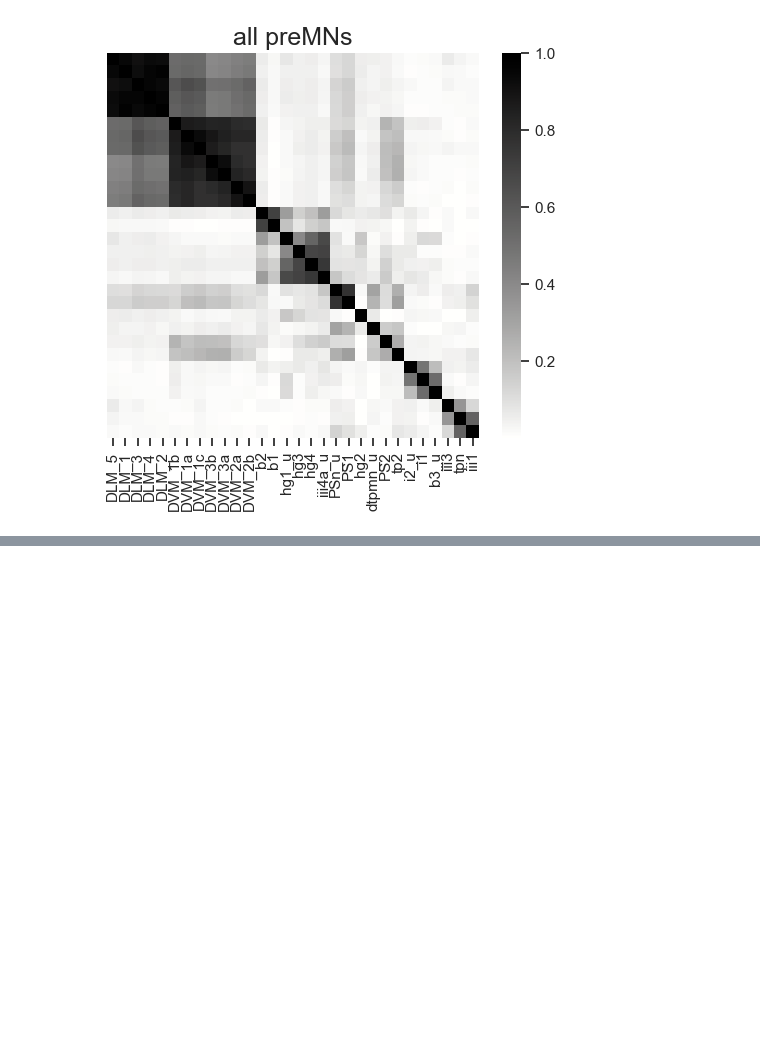
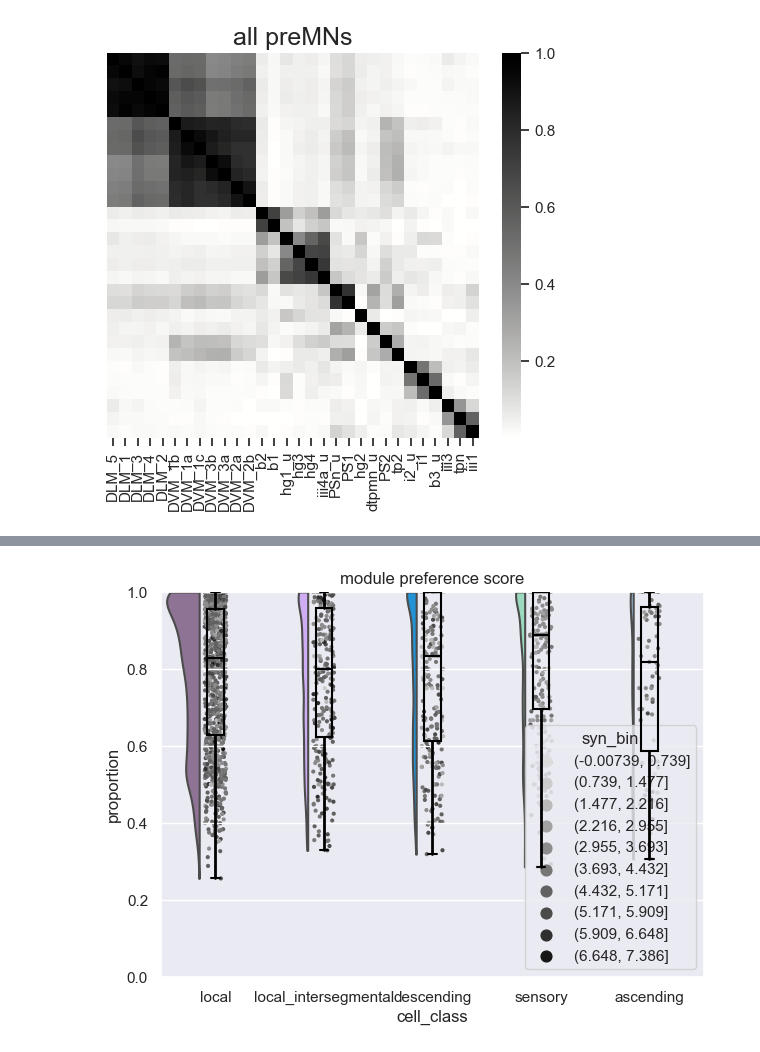
Before and after one commit to tuthill-lab/Lesser_Azevedo_2023, a Jupyter notebook: plot_from_pkl.ipynb, the cells around one changed output, grey strips where cells are left out. Saved outputs shown, nothing was run; the diff lists cells and outputs as text; code cells hidden in the pictures; blank space fills up the shorter version.

Commit message:
module pref plot

```diff
--- a/plot_from_pkl.ipynb
+++ b/plot_from_pkl.ipynb
@@ -192,0 +210,8 @@ plt.show()
+# %%
+properties_df['cluster'] = properties_df.MN_label.map(flat_dict)
+properties_df = properties_df.rename(columns={'MN_id':'post_pt_root_id'})
+# %%
+syn_df = syn_df.merge(properties_df[['post_pt_root_id','cluster']])
+# %%
+adj = pd.crosstab(syn_df.pre_pt_root_id,syn_df.cluster)
+adj.head()
@@ -192,0 +226,10 @@ plt.show()
+# %%
+pref_df = pd.DataFrame(adj.sum(axis=1).reset_index(name='MN_syn'))
+pref_df = pref_df.merge(pd.DataFrame(adj.max(axis=1).reset_index(name='top_syn')))
+pref_df['proportion'] = pref_df.top_syn / pref_df.MN_syn
+pref_df = pref_df.merge(multi_df.reset_index()[['pre_pt_root_id','cell_class']])
+
+pref_df['log_syn'] = np.log(pref_df['MN_syn'])
+pref_df['syn_bin'] = pd.cut(pref_df.log_syn,10) # bin number of MN synapses for plotting by hue
+
+pref_df.head()
@@ -192,0 +243,27 @@ plt.show()
+# %%
+ort = 'v' # vertical or horizontally oriented plot
+dx = "cell_class"
+dy = "proportion"
+class_order = ['local', 'local_intersegmental','descending','sensory','ascending']
+plot_df = pref_df
+
+pal = sns.color_palette("Greys", n_colors=12)
+pal = pal[2:]
+
+f, ax = plt.subplots(figsize=(7, 5))
+
+ax=pt.half_violinplot( x = dx, y = dy, data = plot_df, bw = .2, cut = 0.,
+scale = "count", width = .6, inner = None, orient = ort, order=class_order)
+
+ax=sns.stripplot( x = dx, y = dy, data = plot_df, hue="syn_bin", palette = pal,
+size = 3, jitter = 1, zorder = 0, orient = ort, order=class_order) # edgecolor = "white"
+
+ax=sns.boxplot( x = dx, y = dy, data = plot_df, color = "black", width = .15, zorder = 10,\
+showcaps = True, boxprops = {'facecolor':'none', "zorder":10},\
+showfliers=True, whiskerprops = {'linewidth':2, "zorder":10},\
+saturation = 1, orient = ort, order=class_order)
+plt.ylim(0,1)
+plt.title("module preference score")
+plt.show()
+# %% [output]
+[figure, added]
```
Also changed, not shown: parts of 7 cells of this notebook.
